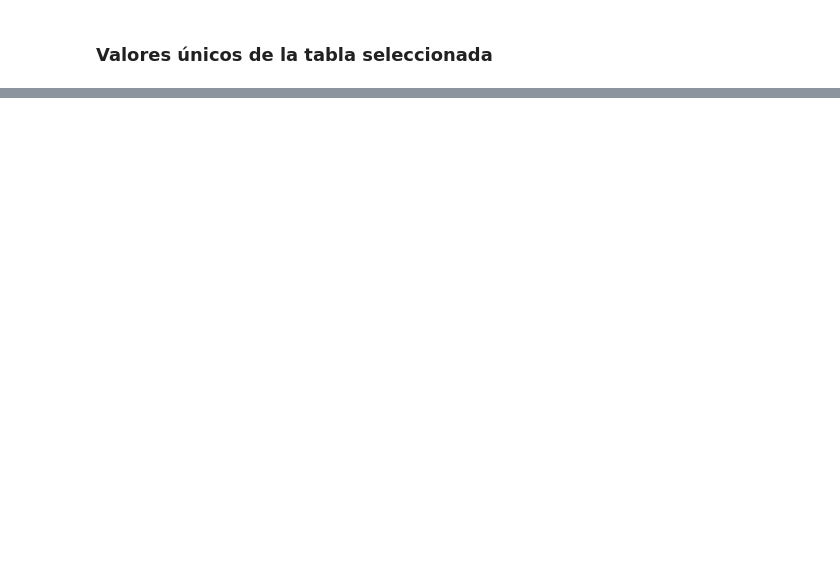
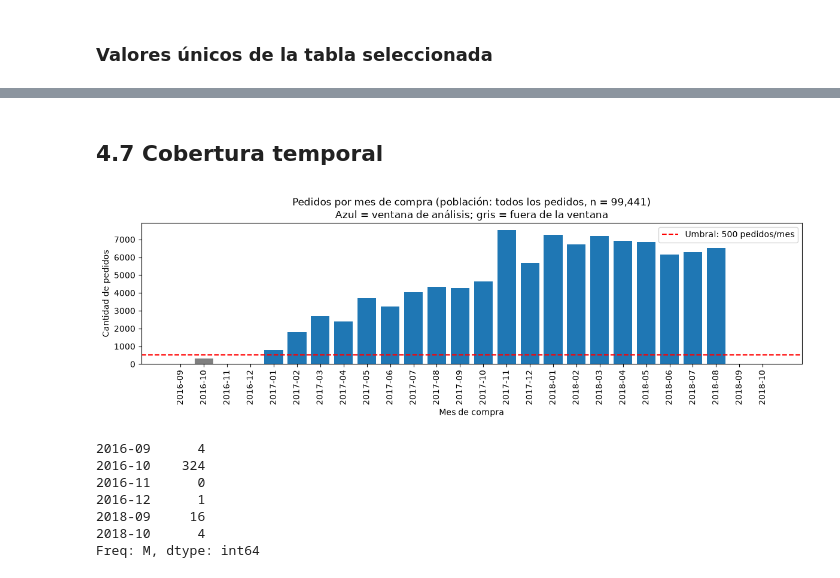
Before and after one commit to mguedez/brazilian-E-commerce, a Jupyter notebook: brazilian_e_commerce.ipynb, the cells around one changed output, grey strips where cells are left out. Saved outputs shown, nothing was run; the diff lists cells and outputs as text; code cells hidden in the pictures; blank space fills up the shorter version.

```diff
--- a/brazilian_e_commerce.ipynb
+++ b/brazilian_e_commerce.ipynb
@@ -650,0 +338,18 @@ plt.show()
+# %%
+orders_clean = raw["orders"].copy()
+
+date_cols = [
+    "order_purchase_timestamp",
+    "order_approved_at",
+    "order_delivered_carrier_date",
+    "order_delivered_customer_date",
+    "order_estimated_delivery_date"
+]
+
+for col in date_cols:
+    nulos_antes = orders_clean[col].isna().sum()
+    orders_clean[col] = pd.to_datetime(orders_clean[col], errors="coerce")
+    nulos_despues = orders_clean[col].isna().sum()
+    assert nulos_antes == nulos_despues, f"{col}: hay fechas que no se pudieron convertir"
+
+print("Fechas convertidas sin generar nulos nuevos.")
@@ -650,0 +551,38 @@ plt.show()
+# %% [markdown]
+## 4.7 Cobertura temporal
+# %%
+pedidos_por_mes = orders_clean.groupby(
+    orders_clean["order_purchase_timestamp"].dt.to_period("M")
+).size()
+
+# Incluir los meses sin pedidos (si no, no aparecen)
+todos_los_meses = pd.period_range(pedidos_por_mes.index.min(), pedidos_por_mes.index.max(), freq="M")
+pedidos_por_mes = pedidos_por_mes.reindex(todos_los_meses, fill_value=0)
+
+colores = [
+    "tab:blue" if FECHA_INICIO <= mes.to_timestamp() < FECHA_FIN else "tab:gray"
+    for mes in pedidos_por_mes.index
+]
+
+plt.figure(figsize=(12, 4))
+plt.bar(pedidos_por_mes.index.astype(str), pedidos_por_mes.values, color=colores)
+plt.axhline(MIN_PEDIDOS_MES, color="red", linestyle="--", label=f"Umbral: {MIN_PEDIDOS_MES} pedidos/mes")
+plt.title(f"Pedidos por mes de compra (población: todos los pedidos, n = {N_PEDIDOS:,})\n"
+          "Azul = ventana de análisis; gris = fuera de la ventana")
+plt.xlabel("Mes de compra")
+plt.ylabel("Cantidad de pedidos")
+plt.xticks(rotation=90)
+plt.legend()
+plt.tight_layout()
+plt.show()
+
+pedidos_por_mes[pedidos_por_mes < MIN_PEDIDOS_MES]
+# %% [output]
+[figure, added]
+2016-09      4
+2016-10    324
+2016-11      0
+2016-12      1
+2018-09     16
+2018-10      4
+Freq: M, dtype: int64
```
Also changed, not shown: parts of 109 cells of this notebook.
